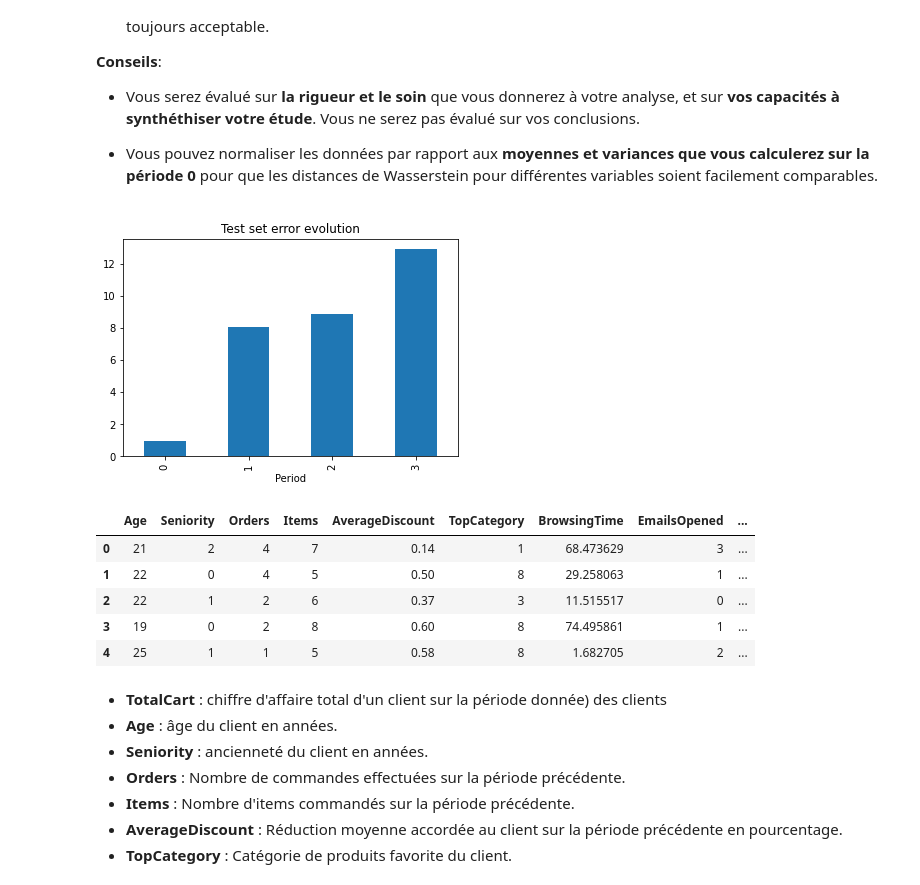
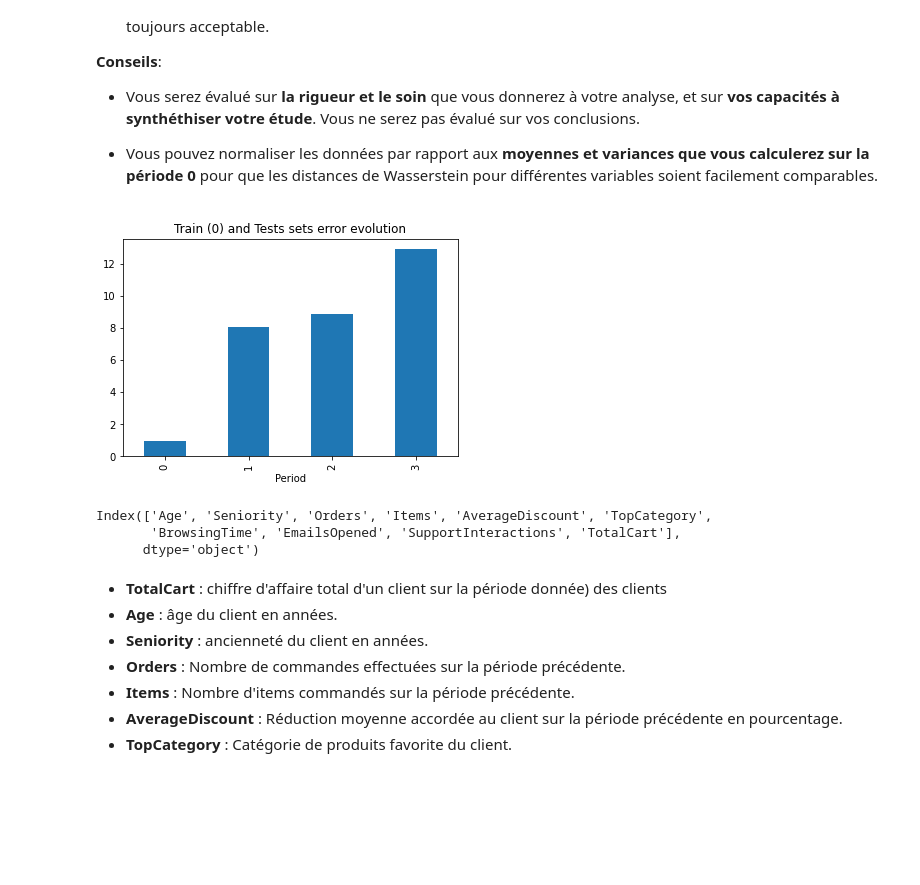
Before and after one commit to fereol023/Test_Technique_DA, a Jupyter notebook: TestTechniqueDerive_Sujet.ipynb, the cells around one changed output. Saved outputs shown, nothing was run; the diff lists cells and outputs as text; code cells hidden in the pictures; blank space fills up the shorter version.

```diff
--- a/TestTechniqueDerive_Sujet.ipynb
+++ b/TestTechniqueDerive_Sujet.ipynb
@@ -87,5 +89,6 @@ period3 = pd.read_csv('period_3.csv')
 # %%
-period0.info()
+df0 = data[0]
+df0.info()
 # %% [output]
 <class 'pandas.core.frame.DataFrame'>
 RangeIndex: 1000 entries, 0 to 999
@@ -231,5 +240,5 @@ svr.fit(X_train, y_train)
 # %%
-def evaluate_model(model, t=3, rep = False):
+def evaluate_model(model, rep = False):
 
     train_preds = model.predict(X_train)
     rmse_train = round(mean_squared_error(y_train, train_preds, squared=False), 3)
@@ -251,6 +260,32 @@ def evaluate_model(model, t=3, rep = False):
         print("Period 1 set error :", rmse_test_1)
         print("Period 2 set error :", rmse_test_2)
         print("Period 3 set error :", rmse_test_3)
+# %%
+def evaluate_model(model, t=3, rep = False):
+
+    # on enregistrera les performances à chaque période dans une liste
+    res = list()
+    # print(X_train.shape)
+    train_preds = model.predict(X_train)
+    rmse_train = round(mean_squared_error(y_train, train_preds, squared=False), 3)
+    # le premier résultat est donc celui de la période 0
+    res.append(rmse_train)
+
+    for k in range(1, t+1) :
+        X_test = clean_df(data[k].copy()).drop(target, axis=1)
+        y_test = clean_df(data[k].copy())[target]
+        # print(X_test.shape)
+        test_preds = model.predict(X_test)
+        rmse_test = round(mean_squared_error(y_test, test_preds, squared=False), 3)
+        res.append(rmse_test)
+
+    if rep :
+        return res
+    else :
+        print(line)
+        print("Train set error :",rmse_train)
+        for k in range(1, t+1) :
+            print("Period "+str(k)+" set error :", res[k])
 # %%
 # execution
 print("Regression lineaire")
@@ -401,19 +443,16 @@ WassersteinDistance(X, Y, 2)
 * Vous pouvez normaliser les données par rapport aux **moyennes et variances que vous calculerez sur la période 0** pour que les distances de Wasserstein pour différentes variables soient facilement comparables.
 # %%
 # constat de la derive du modèle
-# df.plot()
-R = pd.Series(evaluate_model(rf, rep=True)).plot(kind='bar', title='Test set error evolution', xlabel='Period')
+perfs = evaluate_model(rf, rep=True)
+R = pd.Series(perfs).plot(kind='bar', title='Train (0) and Tests sets error evolution', xlabel='Period')
 # %% [output]
-[figure, old version]
+[figure, new version]
 # %%
-df.head()
+df.columns
 # %% [output]
-|  | Age | Seniority | Orders | Items | AverageDiscount | TopCategory | BrowsingTime | EmailsOpened | ... |
-| 0 | 21 | 2 | 4 | 7 | 0.14 | 1 | 68.473629 | 3 | ... |
-| 1 | 22 | 0 | 4 | 5 | 0.50 | 8 | 29.258063 | 1 | ... |
-| 2 | 22 | 1 | 2 | 6 | 0.37 | 3 | 11.515517 | 0 | ... |
-| 3 | 19 | 0 | 2 | 8 | 0.60 | 8 | 74.495861 | 1 | ... |
-| 4 | 25 | 1 | 1 | 5 | 0.58 | 8 | 1.682705 | 2 | ... |
+Index(['Age', 'Seniority', 'Orders', 'Items', 'AverageDiscount', 'TopCategory',
+       'BrowsingTime', 'EmailsOpened', 'SupportInteractions', 'TotalCart'],
+      dtype='object')
 # %% [markdown]
 * **TotalCart** : chiffre d'affaire total d'un client sur la période donnée) des clients
 * **Age** : âge du client en années.
```
Also changed, not shown: parts of 34 cells of this notebook.
